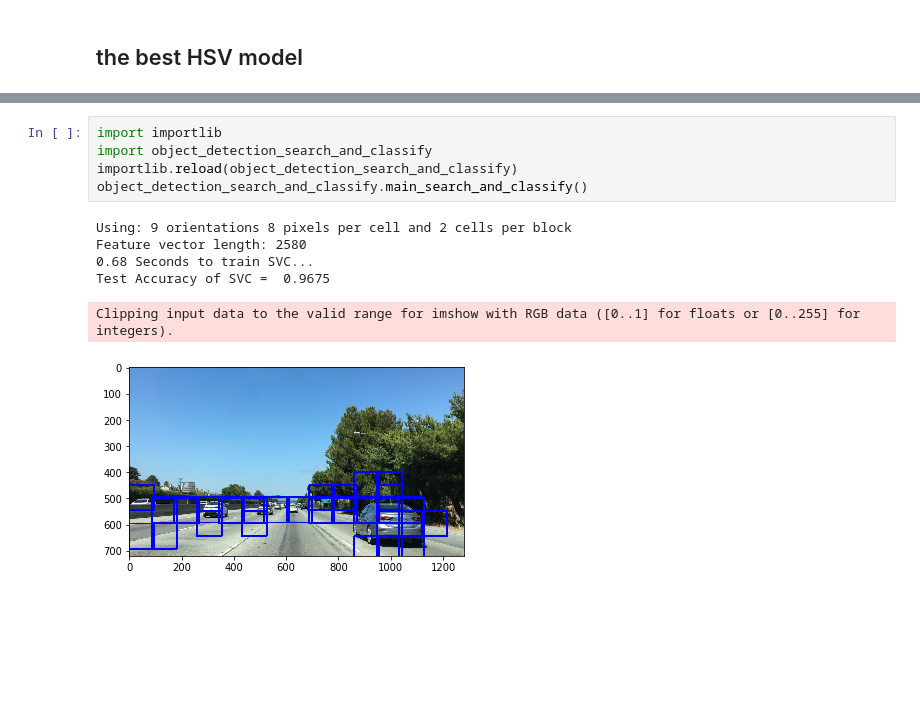
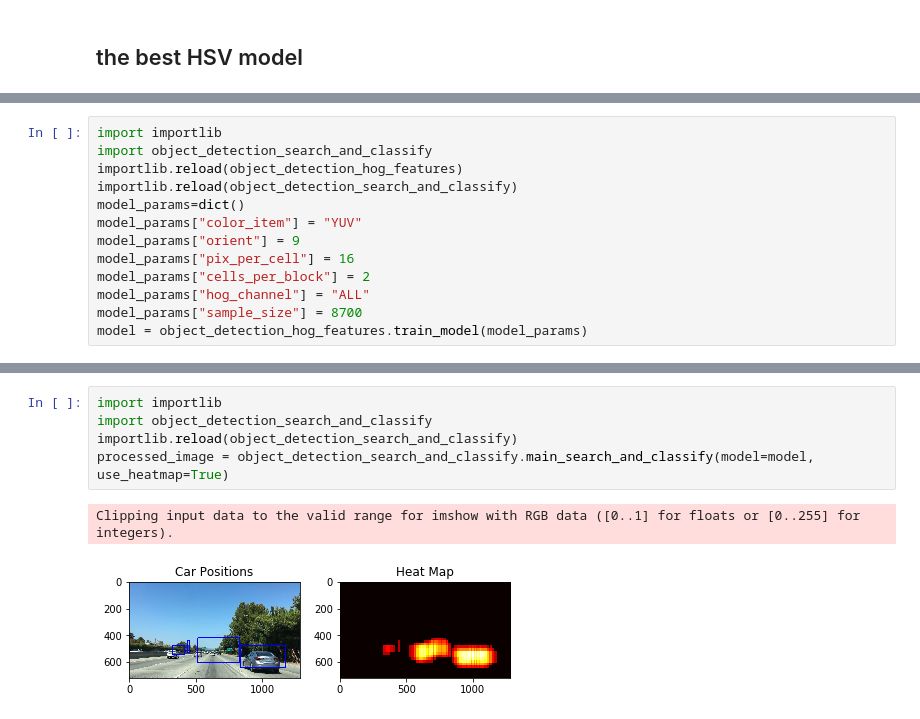
Before and after one commit to rbiegacz/Udacity-CarND, a Jupyter notebook: CarND-Vehicle-Detection-master/vehicle_detection.ipynb, the cells around one changed output, grey strips where cells are left out. Saved outputs shown, nothing was run; the diff lists cells and outputs as text; blank space fills up the shorter version.

```diff
--- a/CarND-Vehicle-Detection-master/vehicle_detection.ipynb
+++ b/CarND-Vehicle-Detection-master/vehicle_detection.ipynb
@@ -273,0 +283,13 @@ Number of rectangles: 9
+# %%
+import importlib
+import object_detection_search_and_classify
+importlib.reload(object_detection_hog_features)
+importlib.reload(object_detection_search_and_classify)
+model_params=dict()
+model_params["color_item"] = "YUV"
+model_params["orient"] = 9
+model_params["pix_per_cell"] = 16
+model_params["cells_per_block"] = 2
+model_params["hog_channel"] = "ALL"
+model_params["sample_size"] = 8700
+model = object_detection_hog_features.train_model(model_params)
@@ -274,12 +305,8 @@ Number of rectangles: 9
 # %%
 import importlib
 import object_detection_search_and_classify
 importlib.reload(object_detection_search_and_classify)
-object_detection_search_and_classify.main_search_and_classify()
+processed_image = object_detection_search_and_classify.main_search_and_classify(model=model, use_heatmap=True)
 # %% [output]
-Using: 9 orientations 8 pixels per cell and 2 cells per block
-Feature vector length: 2580
-0.68 Seconds to train SVC...
-Test Accuracy of SVC =  0.9675
+Clipping input data to the valid range for imshow with RGB data ([0..1] for floats or [0..255] for integers).
-Clipping input data to the valid range for imshow with RGB data ([0..1] for floats or [0..255] for integers).
-[figure, old version]
+[figure, new version]
```
Also changed, not shown: parts of 21 cells of this notebook, 1 other file.
